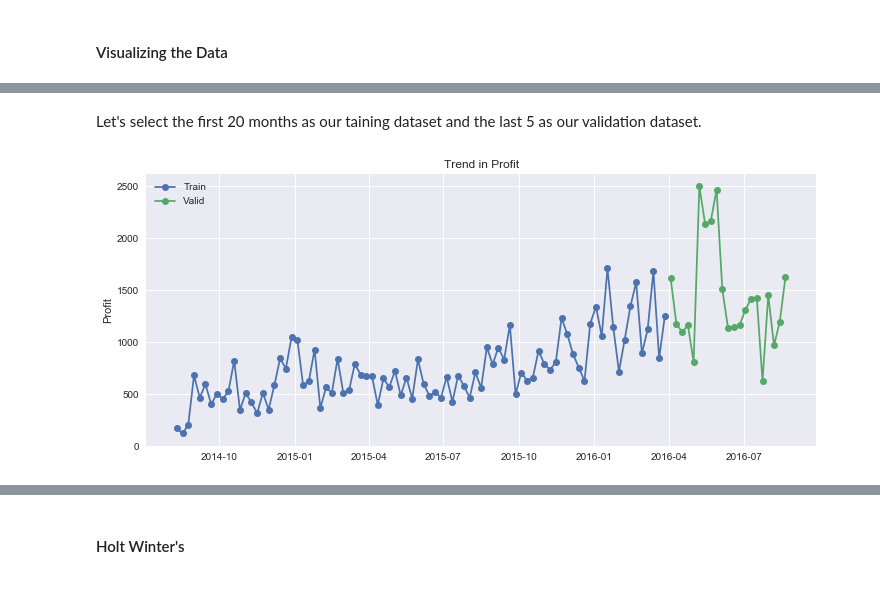
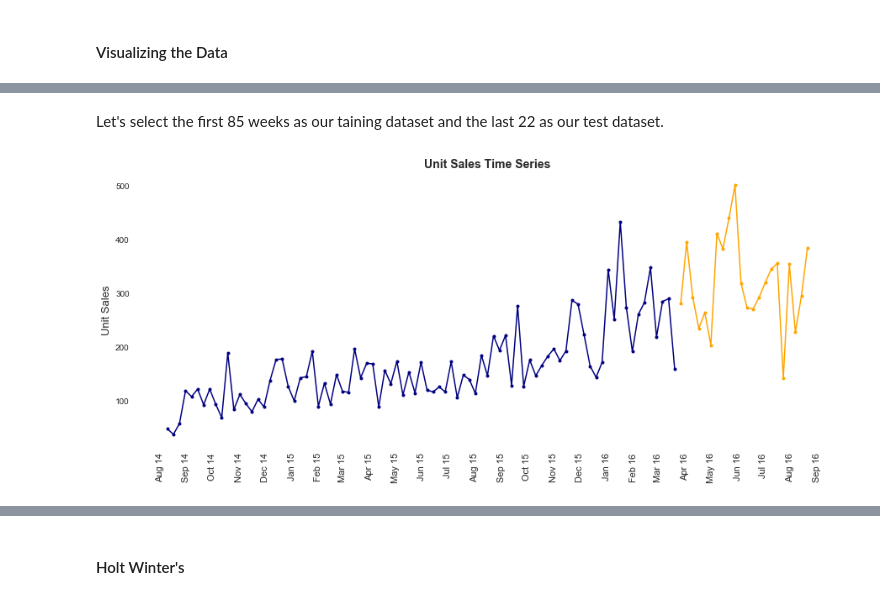
Before and after one commit to simbapy/TinyCoTS_Project, a Jupyter notebook: TinyCo Project/3. TinyCoProject -- Building the Predictive Model.ipynb, the cells around one changed output, grey strips where cells are left out. Drawn from its saved outputs; the diff is of its cells as text; code cells hidden in the pictures.

```diff
--- a/TinyCo Project/3. TinyCoProject -- Building the Predictive Model.ipynb
+++ b/TinyCo Project/3. TinyCoProject -- Building the Predictive Model.ipynb
@@ -250,15 +119,23 @@ The year/monthly data has 107 rows
 # %% [markdown]
-Let's select the first 20 months as our taining dataset and the last 5 as our validation dataset.
+Let's select the first 85 weeks as our taining dataset and the last 22 as our test dataset.
 # %%
-Train = Store_312[["Profit"]].resample("W").sum().loc["2014-08-10":"2016-03-27"]
-Valid = Store_312[["Profit"]].resample("W").sum().loc["2016-04-03":"2016-08-21"]
+Train = Store_312.resample("W").sum().loc["2014-08-10":"2016-03-20"]
+Test = Store_312.resample("W").sum().loc["2016-03-27":"2016-08-21"]
-# %%
-fig_2, ax_5 = plt.subplots()
-ax_5.plot(Train["Profit"], label="Train", marker="o")
-ax_5.set_ylabel("Profit")
-ax_5.set_title("Trend in Profit")
-ax_5.plot(Valid["Profit"], label="Valid", marker="o")
-ax_5.legend(loc="upper left")
-plt.grid(which='minor', axis='both')
-# %% [output]
-[figure, removed]
+# %%
+sns.set_style("white")
+
+fig, ax = plt.subplots(figsize=(15,6))
+
+ax.plot(Train["Unit Sales"].resample("W").sum(), marker='.', color="navy")
+ax.plot(Test["Unit Sales"].resample("W").sum(), marker='.', color="orange")
+ax.set_ylabel("Unit Sales", fontsize=13)
+ax.set_title("Unit Sales Time Series", fontsize=14, fontweight="bold")
+ax.xaxis.set_major_locator(mdates.MonthLocator())
+ax.xaxis.set_major_formatter(mdates.DateFormatter('%b %y'))
+
+plt.xticks(rotation=90, fontsize=11)
+
+sns.despine(top=True, right=True, left=True, bottom=True, ax=ax)
+plt.show()
+# %% [output]
+[figure, added]
```
Also changed, not shown: parts of 237 cells of this notebook, 6 other files.
